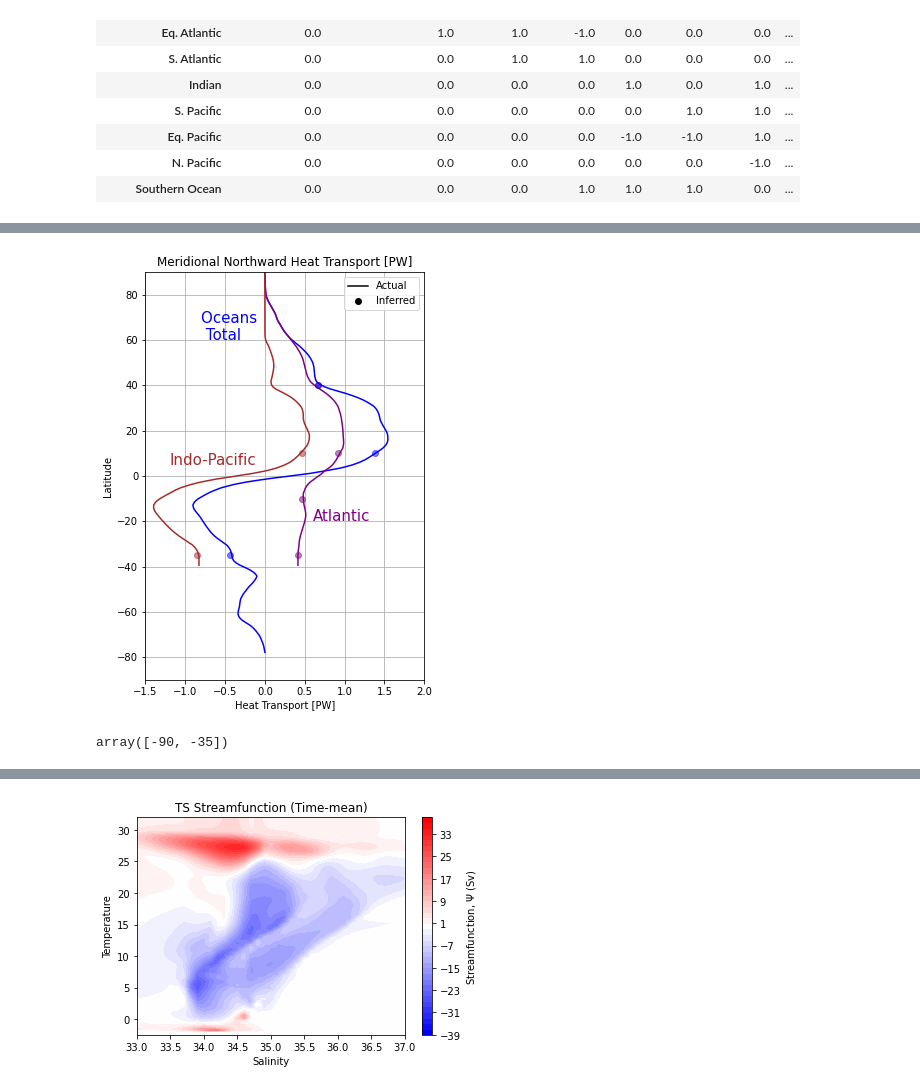
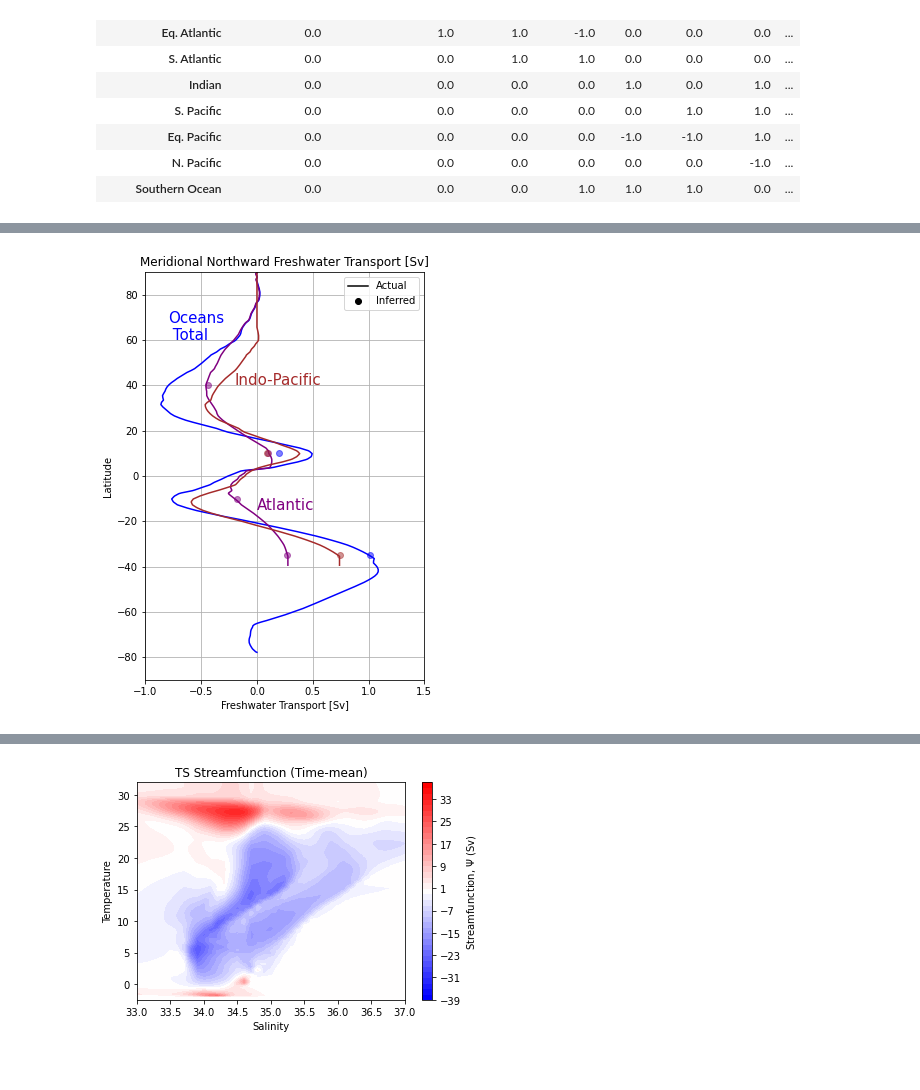
Before and after one commit to taimoorsohail/Min_Max_Transform, a Jupyter notebook: ACCESS_CM2/MTM_Transports_ACCESS.ipynb, the cells around one changed output, grey strips where cells are left out. Cells and saved outputs as stored; diff of their text form; code cells hidden in the pictures.

```diff
--- a/ACCESS_CM2/MTM_Transports_ACCESS.ipynb
+++ b/ACCESS_CM2/MTM_Transports_ACCESS.ipynb
@@ -713,4 +719,18 @@ hfds_change = ((hfds_late-hfds_early)/(range_yrs*yr2sec*10**12)).values # units:
 OHC_change = ((OHC_late-OHC_early)/(range_yrs*yr2sec*10**12)).values # units: TW
 
 hfds_adj_change = np.nansum(dhfds_adj, axis=-1)/(range_yrs*yr2sec*10**12)
+# %%
+salt_trans = S_joined/S0*section_joined # Sv
+FWF_section_tot = np.nansum(salt_trans, axis=-1)
+
+OSC_early = ((-ACCESS_BSP_data.S_mean/S0*ACCESS_BSP_data.V_sum)).isel(Time=slice(Early_period[0],Early_period[1])).mean('Time').sum('Depth') # m3
+OSC_late = ((-ACCESS_BSP_data.S_mean/S0*ACCESS_BSP_data.V_sum)).isel(Time=slice(Late_period[0],Late_period[1])).mean('Time').sum('Depth') # m3
+
+wfo_early = ((ACCESS_BSP_data.wfo_sum+FW_offset_kg_s)*dt.average_DT).isel(Time=slice(Early_period[0],Late_period[1])).cumsum('Time').sel(Time=slice(Early_period[0],Early_period[1])).mean('Time').sum('Depth')/rho # m3
+wfo_late = ((ACCESS_BSP_data.wfo_sum+FW_offset_kg_s)*dt.average_DT).isel(Time=slice(Early_period[0],Late_period[1])).cumsum('Time').sel(Time=slice(Late_period[0],Late_period[1])).mean('Time').sum('Depth')/rho # m3
+
+wfo_change = ((wfo_late-wfo_early)/(range_yrs*yr2sec*10**6)).values # units: Sv
+OSC_change = ((OSC_late-OSC_early)/(range_yrs*yr2sec*10**6)).values # units: Sv
+
+wfo_adj_change = np.nansum(dwfo_adj, axis=-1)/(rho*range_yrs*yr2sec*10**6)
 # %%
@@ -1073,6 +1185,12 @@ tot = [0,HF_section_tot[0],\
         HF_section_tot[2]+HF_section_tot[7], \
             HF_section_tot[4]+HF_section_tot[6]+HF_section_tot[3],\
                 0]
+
+tot_FW = [0,FWF_section_tot[0],\
+    FWF_section_tot[1]+FWF_section_tot[8], \
+        FWF_section_tot[2]+FWF_section_tot[7], \
+            FWF_section_tot[4]+FWF_section_tot[6]+FWF_section_tot[3],\
+                0]
 # %%
 
 plt.plot(np.append(np.append(0,HF_section_tot[:4]),0)[::-1]/10**3, Atl_lats,  '-x', color='purple', label='Atlantic')
@@ -1127,38 +1320,34 @@ plt.show()
 # %%
 inds_SO = np.argwhere(global_lats>-40)
 
 plt.figure(figsize=(5,7.5))
 
-plt.plot(north_HF_global, global_lats, color='blue')
-plt.plot(north_HF_global+20, global_lats, color='black', label='Actual')
-plt.plot(north_HF_global+20, global_lats, 'ko', label='Inferred')
+plt.plot(north_FWF_global, global_lats, color='blue')
+plt.plot(north_FWF_global+20, global_lats, color='black', label='Actual')
+plt.plot(north_FWF_global+20, global_lats, 'ko', label='Inferred')
 
-plt.plot((north_HF_Atl-north_HF_Atl[-1])[inds_SO], global_lats[inds_SO], color='purple')
-plt.plot((north_HF_Pac-north_HF_Pac[-1])[inds_SO]+(north_HF_Ind-north_HF_Ind[-1])[inds_SO], global_lats[inds_SO], color='brown')
+plt.plot((north_FWF_Atl-north_FWF_Atl[-1])[inds_SO], global_lats[inds_SO], color='purple')
+plt.plot((north_FWF_Pac-north_FWF_Pac[-1])[inds_SO]+(north_FWF_Ind-north_FWF_Ind[-1])[inds_SO], global_lats[inds_SO], color='brown')
 
-plt.plot(((HF_section_tot[:4])[::-1]/10**3)[::-1], Atl_lats[::-1][1:-1],  'o', color='purple', alpha=0.5)
-plt.plot((np.array([HF_section_tot[6]+HF_section_tot[4], HF_section_tot[8]])/10**3)[::-1], [Pac_lats[::-1][1],Pac_lats[::-1][3]] , 'o', color='brown', alpha=0.5)
-plt.plot((np.concatenate([tot[:3],tot[4:]])/10**3)[1:-1], np.concatenate([Atl_lats[:2],Atl_lats[3:]])[::-1][1:-1],  'o', color='blue', alpha=0.5)
+plt.plot(-1*((FWF_section_tot[:4])[::-1])[::-1], Atl_lats[::-1][1:-1],  'o', color='purple', alpha=0.5)
+plt.plot(-1*(np.array([FWF_section_tot[6]+FWF_section_tot[4], FWF_section_tot[8]]))[::-1], [Pac_lats[::-1][1],Pac_lats[::-1][3]] , 'o', color='brown', alpha=0.5)
+plt.plot(-1*(np.concatenate([tot_FW[1:3],tot_FW[4:]]))[1:-1], np.concatenate([Atl_lats[:2],Atl_lats[3:-1]])[::-1][1:-1],  'o', color='blue', alpha=0.5)
 # plt.plot(/10**3, [-35], 'o', color='green', alpha=0.5)
 
 plt.legend()
 plt.ylabel('Latitude')
-plt.xlabel('Heat Transport [PW]')
-plt.title('Meridional Northward Heat Transport [PW]')
+plt.xlabel('Freshwater Transport [Sv]')
+plt.title('Meridional Northward Freshwater Transport [Sv]')
 plt.grid(zorder=-900)
 plt.ylim(-90,90)
-plt.xlim(-1.5,2)
-plt.text(-0.8,60,'Oceans \n Total', color='blue', fontsize=15)
-plt.text(-1.2,5,'Indo-Pacific', color='brown', fontsize=15)
-plt.text(0.6,-20,'Atlantic', color='purple', fontsize=15)
+plt.xlim(-1,1.5)
+plt.text(-0.8,60,'Oceans\n Total', color='blue', fontsize=15)
+plt.text(-.2,40,'Indo-Pacific', color='brown', fontsize=15)
+plt.text(0,-15,'Atlantic', color='purple', fontsize=15)
 # plt.vlines(0,-90,90, color='black', zorder=-1000)
 # plt.hlines(0,-2,2, color='black', zorder=-1000)
 
-plt.savefig('../Figures/Heat_flux_validation_IPac.png', bbox_inches='tight', dpi=300)
+plt.savefig('../Figures/FW_flux_validation_IPac.png', bbox_inches='tight', dpi=300)
 plt.show()
 # %% [output]
-[figure, old version]
+[figure, new version]
-# %%
-Atl_lats[:2]
-# %% [output]
-array([-90, -35])
```
Also changed, not shown: parts of 28 cells of this notebook, 2 other files.
